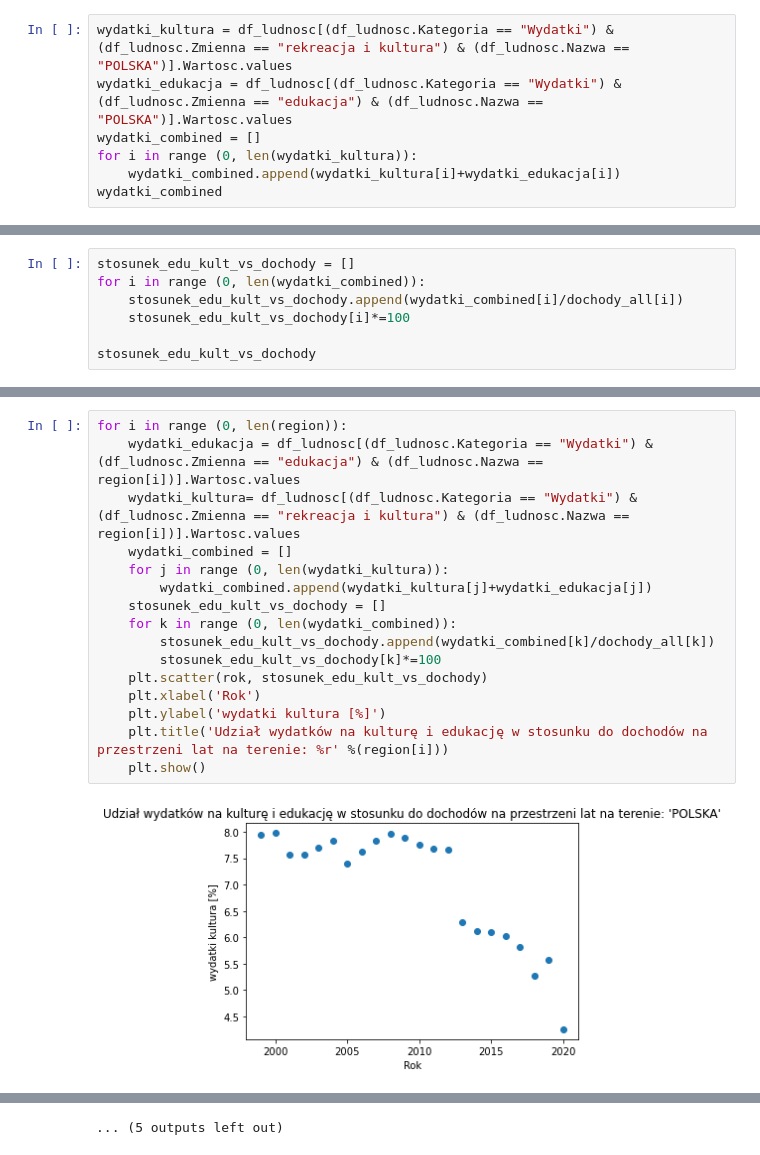
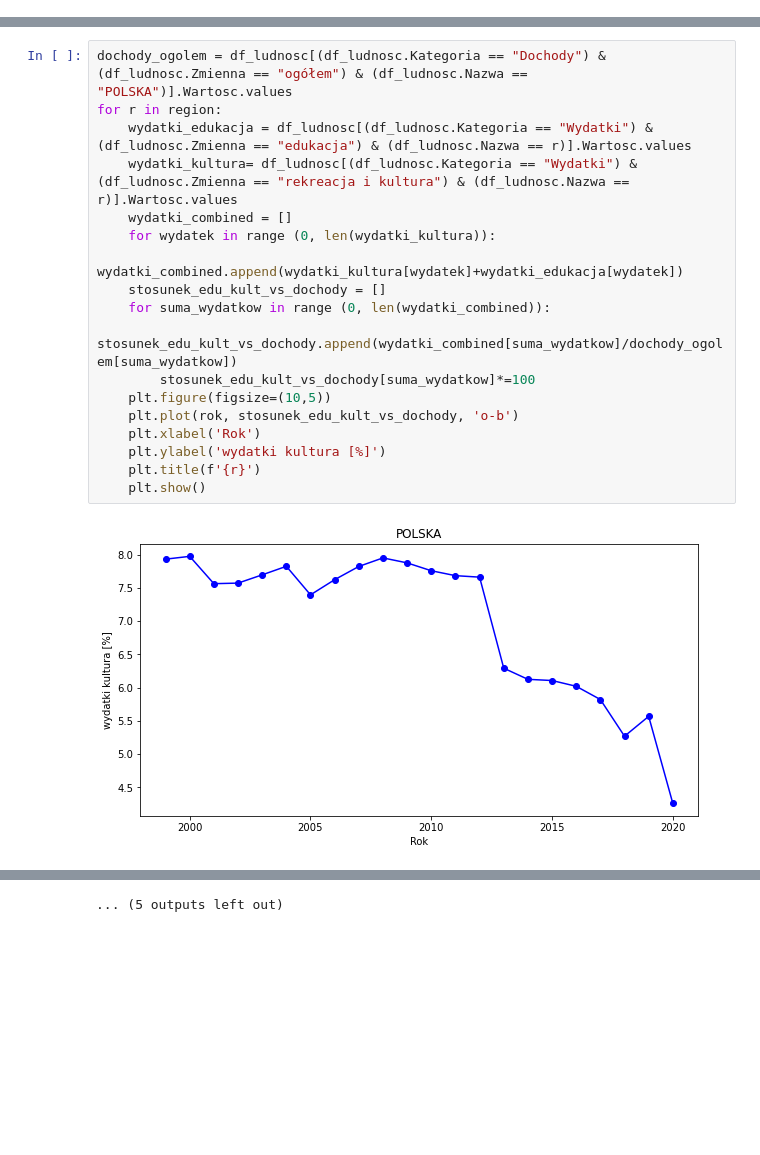
Before and after one commit to pjatk-boys/Projekt_EWD, a Jupyter notebook: Culture_Education_vs_Income.ipynb, the cells around one changed output, grey strips where cells are left out. Cells and saved outputs as stored; diff of their text form; blank space fills up the shorter version.

```diff
--- a/Culture_Education_vs_Income.ipynb
+++ b/Culture_Education_vs_Income.ipynb
@@ -68,7 +13,0 @@ df_ludnosc[(df_ludnosc.Kategoria == "Wydatki") & (df_ludnosc.Zmienna == "rekreac
-# %%
-wydatki_kultura = df_ludnosc[(df_ludnosc.Kategoria == "Wydatki") & (df_ludnosc.Zmienna == "rekreacja i kultura") & (df_ludnosc.Nazwa == "POLSKA")].Wartosc.values
-wydatki_edukacja = df_ludnosc[(df_ludnosc.Kategoria == "Wydatki") & (df_ludnosc.Zmienna == "edukacja") & (df_ludnosc.Nazwa == "POLSKA")].Wartosc.values
-wydatki_combined = []
-for i in range (0, len(wydatki_kultura)):
-    wydatki_combined.append(wydatki_kultura[i]+wydatki_edukacja[i])
-wydatki_combined
@@ -122,7 +13,0 @@ dochody_all = df_ludnosc[(df_ludnosc.Kategoria == "Dochody") & (df_ludnosc.Zmien
-# %%
-stosunek_edu_kult_vs_dochody = []
-for i in range (0, len(wydatki_combined)):
-    stosunek_edu_kult_vs_dochody.append(wydatki_combined[i]/dochody_all[i])
-    stosunek_edu_kult_vs_dochody[i]*=100
-
-stosunek_edu_kult_vs_dochody
@@ -147,18 +14,20 @@ stosunek_edu_kult_vs_dochody
 # %%
-for i in range (0, len(region)):
-    wydatki_edukacja = df_ludnosc[(df_ludnosc.Kategoria == "Wydatki") & (df_ludnosc.Zmienna == "edukacja") & (df_ludnosc.Nazwa == region[i])].Wartosc.values
-    wydatki_kultura= df_ludnosc[(df_ludnosc.Kategoria == "Wydatki") & (df_ludnosc.Zmienna == "rekreacja i kultura") & (df_ludnosc.Nazwa == region[i])].Wartosc.values
+dochody_ogolem = df_ludnosc[(df_ludnosc.Kategoria == "Dochody") & (df_ludnosc.Zmienna == "ogółem") & (df_ludnosc.Nazwa == "POLSKA")].Wartosc.values
+for r in region:
+    wydatki_edukacja = df_ludnosc[(df_ludnosc.Kategoria == "Wydatki") & (df_ludnosc.Zmienna == "edukacja") & (df_ludnosc.Nazwa == r)].Wartosc.values
+    wydatki_kultura= df_ludnosc[(df_ludnosc.Kategoria == "Wydatki") & (df_ludnosc.Zmienna == "rekreacja i kultura") & (df_ludnosc.Nazwa == r)].Wartosc.values
     wydatki_combined = []
-    for j in range (0, len(wydatki_kultura)):
-        wydatki_combined.append(wydatki_kultura[j]+wydatki_edukacja[j])
+    for wydatek in range (0, len(wydatki_kultura)):
+        wydatki_combined.append(wydatki_kultura[wydatek]+wydatki_edukacja[wydatek])
     stosunek_edu_kult_vs_dochody = []
-    for k in range (0, len(wydatki_combined)):
-        stosunek_edu_kult_vs_dochody.append(wydatki_combined[k]/dochody_all[k])
-        stosunek_edu_kult_vs_dochody[k]*=100
-    plt.scatter(rok, stosunek_edu_kult_vs_dochody)
+    for suma_wydatkow in range (0, len(wydatki_combined)):
+        stosunek_edu_kult_vs_dochody.append(wydatki_combined[suma_wydatkow]/dochody_ogolem[suma_wydatkow])
+        stosunek_edu_kult_vs_dochody[suma_wydatkow]*=100
+    plt.figure(figsize=(10,5))
+    plt.plot(rok, stosunek_edu_kult_vs_dochody, 'o-b')
     plt.xlabel('Rok')
     plt.ylabel('wydatki kultura [%]')
-    plt.title('Udział wydatków na kulturę i edukację w stosunku do dochodów na przestrzeni lat na terenie: %r' %(region[i]))
+    plt.title(f'{r}')
     plt.show()
 # %% [output]
-[figure, old version]
+[figure, new version]
```
Also changed, not shown: parts of 11 cells of this notebook, 1 other file.
